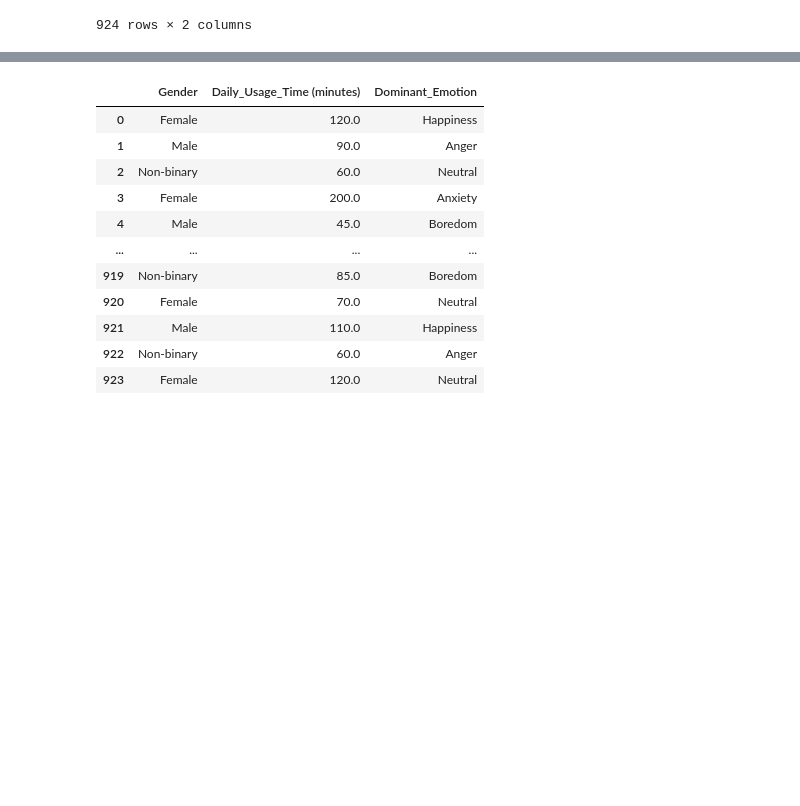
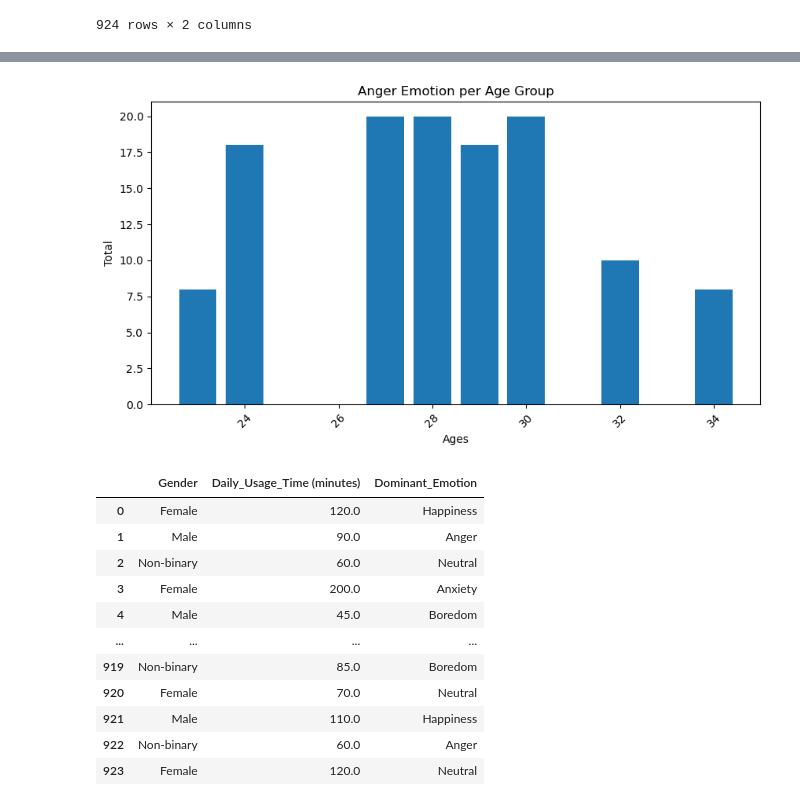
Before and after one commit to cindyd97/Analyzing-Social-Media-And-Emotions, a Jupyter notebook: Daniel's_work/Analysis.ipynb, the cells around one changed output, grey strips where cells are left out. Saved outputs shown, nothing was run; the diff lists cells and outputs as text; code cells hidden in the pictures; blank space fills up the shorter version.

```diff
--- a/Daniel's_work/Analysis.ipynb
+++ b/Daniel's_work/Analysis.ipynb
@@ -37,0 +102,3 @@ analysis_1_df
+# %%
+anger_df = analysis_1_df[analysis_1_df['Dominant_Emotion'] == 'Anger']
+anger_df.value_counts()
@@ -38,3 +142,17 @@ analysis_1_df
+# %%
+anger_counts = anger_df['Age'].value_counts()
+
+# Create the bar chart
+plt.figure(figsize=(10, 5))
+plt.bar(anger_counts.index, anger_counts.values)
+plt.title('Anger Emotion per Age Group')
+plt.xlabel('Ages')
+plt.ylabel('Total')
+plt.xticks(rotation=45)
+plt.savefig("../Data/Anger_Per_Age.png")
+plt.show()
+# %% [output]
+[figure, added]
 # %%
 # Second Anaylsis Gender vs Minutes Spent vs well being
 
```
Also changed, not shown: parts of 23 cells of this notebook, 5 other files.
